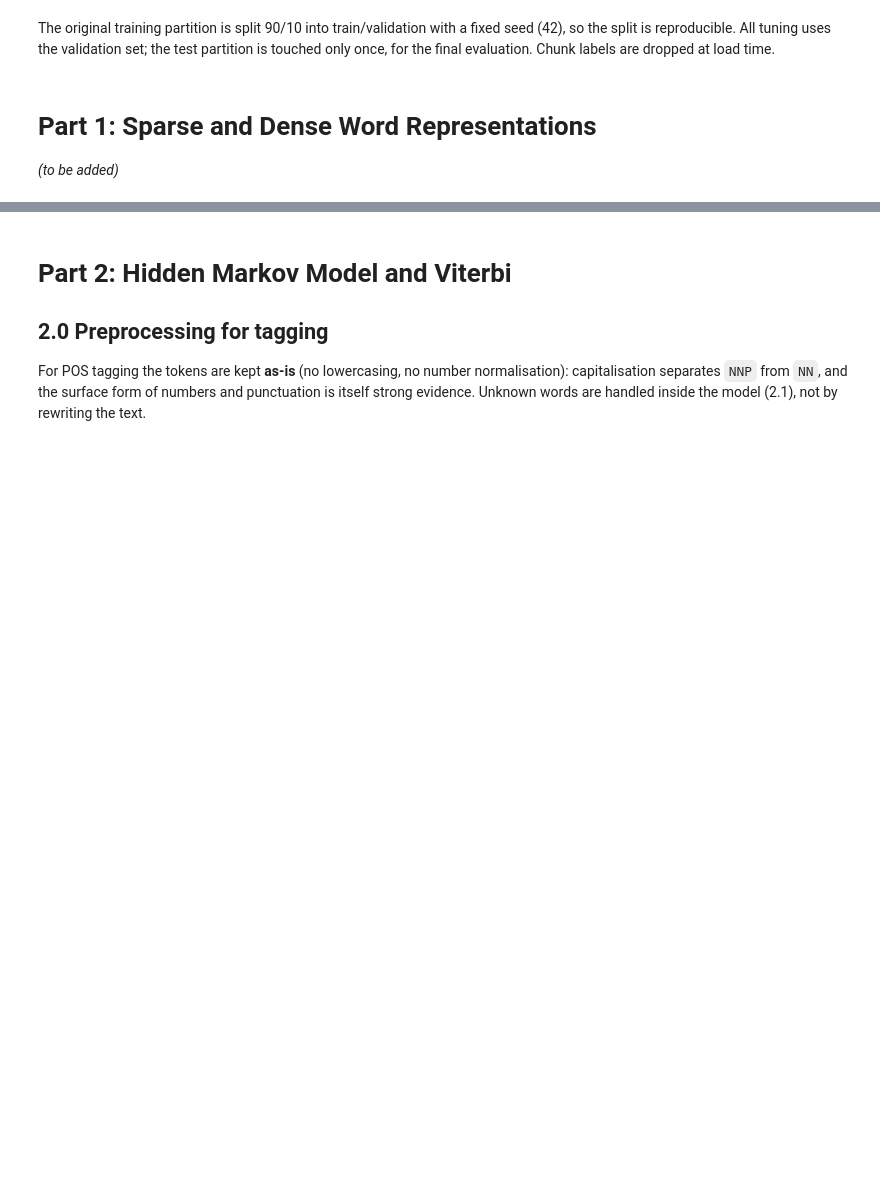
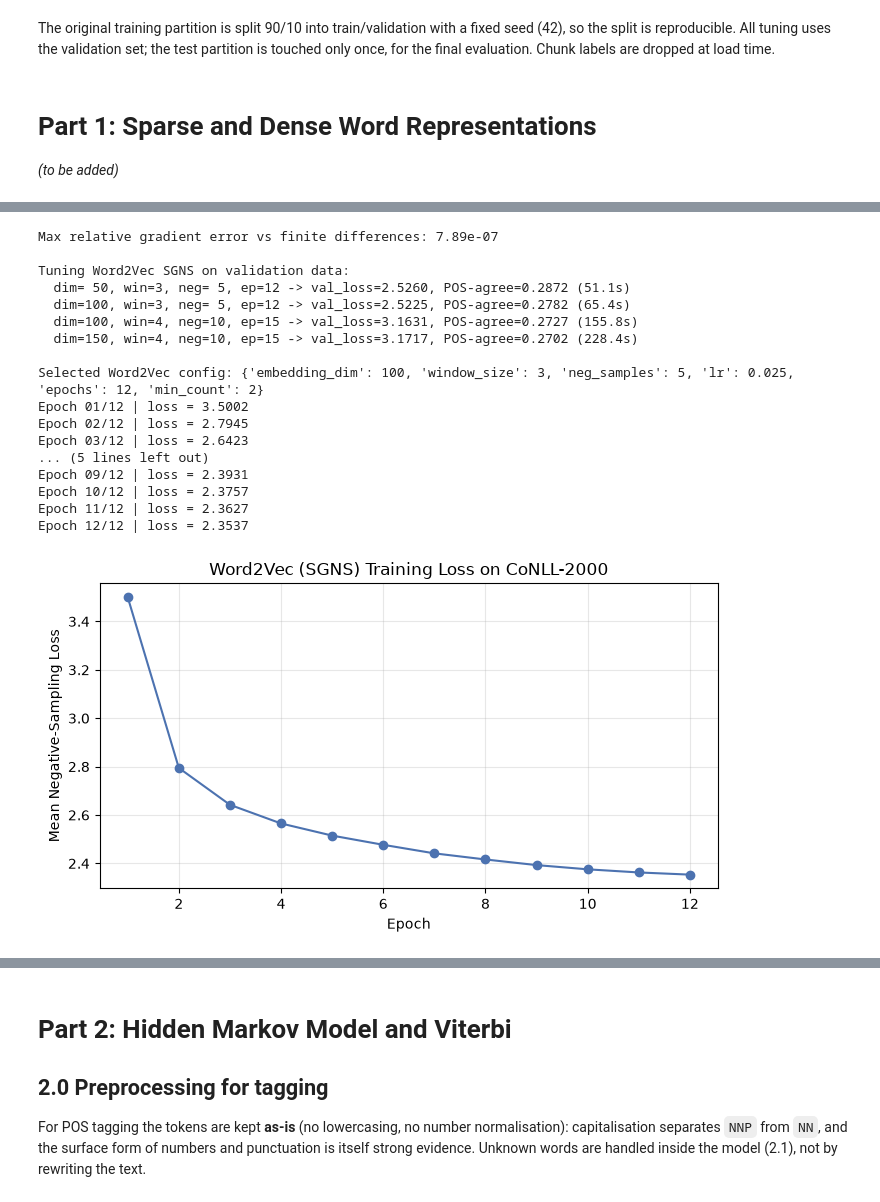
Before and after one commit to youssefkhamis998/nlp-assignment-embeddings-hmm, a Jupyter notebook: src/notebooks/NLP_Assignment_2.ipynb, the cells around one changed output, grey strips where cells are left out. Saved outputs shown, nothing was run; the diff lists cells and outputs as text; code cells hidden in the pictures; blank space fills up the shorter version.

Commit message:
Sparse and Dense word represtations

```diff
--- a/src/notebooks/NLP_Assignment_2.ipynb
+++ b/src/notebooks/NLP_Assignment_2.ipynb
@@ -51,0 +157,14 @@ Chunk labels are dropped at load time.
+# %%
+print("Tuning TF-IDF on validation words:")
+best_tfidf_cfg, best_tfidf_score = None, -1.0
+for mc in [2, 3]:
+    for sublinear in [False, True]:
+        m = TFIDFRepresentation(sublinear_tf=sublinear, min_count=mc).fit(train_word_sents)
+        score = neighbor_pos_agreement(m, val_eval_words, k=5)
+        print(f"  min_count={mc}, sublinear_tf={str(sublinear):<5} -> POS-agree={score:.4f}, nnz={m.nnz}")
+        if score > best_tfidf_score:
+            best_tfidf_score = score
+            best_tfidf_cfg = dict(sublinear_tf=sublinear, min_count=mc)
+
+tfidf_model = TFIDFRepresentation(**best_tfidf_cfg).fit(train_word_sents)
+print("\nSelected TF-IDF config:", best_tfidf_cfg)
@@ -51,0 +179,62 @@ Chunk labels are dropped at load time.
+# %%
+# 1. Numerical finite-difference gradient check
+checker = Word2VecSGNS()
+rel_err = checker.check_gradients()
+print(f"Max relative gradient error vs finite differences: {rel_err:.2e}")
+assert rel_err < 1e-5, "Analytical gradient mismatch!"
+
+# 2. Tune Word2Vec hyperparameters on validation set
+w2v_candidates = [
+    dict(embedding_dim=50,  window_size=3, neg_samples=5,  lr=0.025, epochs=12, min_count=2),
+    dict(embedding_dim=100, window_size=3, neg_samples=5,  lr=0.025, epochs=12, min_count=2),
+    dict(embedding_dim=100, window_size=4, neg_samples=10, lr=0.025, epochs=15, min_count=2),
+    dict(embedding_dim=150, window_size=4, neg_samples=10, lr=0.025, epochs=15, min_count=2),
+]
+
+print("\nTuning Word2Vec SGNS on validation data:")
+best_w2v_cfg, best_val_loss = None, float("inf")
+for cfg in w2v_candidates:
+    t0 = time.time()
+    m = Word2VecSGNS(**cfg, seed=SEED).fit(train_word_sents)
+    vloss = m.validation_loss(val_word_sents)
+    pos_ag = neighbor_pos_agreement(m, val_eval_words, k=5)
+    print(
+        f"  dim={cfg['embedding_dim']:>3}, win={cfg['window_size']}, neg={cfg['neg_samples']:>2}, "
+        f"ep={cfg['epochs']:>2} -> val_loss={vloss:.4f}, POS-agree={pos_ag:.4f} ({time.time() - t0:.1f}s)"
+    )
+    if vloss < best_val_loss:
+        best_val_loss = vloss
+        best_w2v_cfg = cfg
+
+print("\nSelected Word2Vec config:", best_w2v_cfg)
+w2v_model = Word2VecSGNS(**best_w2v_cfg, seed=SEED).fit(train_word_sents, verbose=True)
+
+# 3. Plot training loss curve
+fig, ax = plt.subplots(figsize=(7, 4))
+ax.plot(range(1, len(w2v_model.loss_history) + 1), w2v_model.loss_history, marker="o", color="#4C72B0")
+ax.set_xlabel("Epoch")
+ax.set_ylabel("Mean Negative-Sampling Loss")
+ax.set_title("Word2Vec (SGNS) Training Loss on CoNLL-2000")
+ax.grid(True, alpha=0.3)
+plt.tight_layout()
+plt.savefig(OUTPUTS / "word2vec_training_loss.png", dpi=120)
+plt.show()
+# %% [output]
+Max relative gradient error vs finite differences: 7.89e-07
+
+Tuning Word2Vec SGNS on validation data:
+  dim= 50, win=3, neg= 5, ep=12 -> val_loss=2.5260, POS-agree=0.2872 (51.1s)
+  dim=100, win=3, neg= 5, ep=12 -> val_loss=2.5225, POS-agree=0.2782 (65.4s)
+  dim=100, win=4, neg=10, ep=15 -> val_loss=3.1631, POS-agree=0.2727 (155.8s)
+  dim=150, win=4, neg=10, ep=15 -> val_loss=3.1717, POS-agree=0.2702 (228.4s)
+
+Selected Word2Vec config: {'embedding_dim': 100, 'window_size': 3, 'neg_samples': 5, 'lr': 0.025, 'epochs': 12, 'min_count': 2}
+Epoch 01/12 | loss = 3.5002
+Epoch 02/12 | loss = 2.7945
+Epoch 03/12 | loss = 2.6423
+... (5 lines left out)
+Epoch 09/12 | loss = 2.3931
+Epoch 10/12 | loss = 2.3757
+Epoch 11/12 | loss = 2.3627
+Epoch 12/12 | loss = 2.3537
+[figure, added]
```
Also changed, not shown: parts of 7 cells of this notebook, 5 other files.
